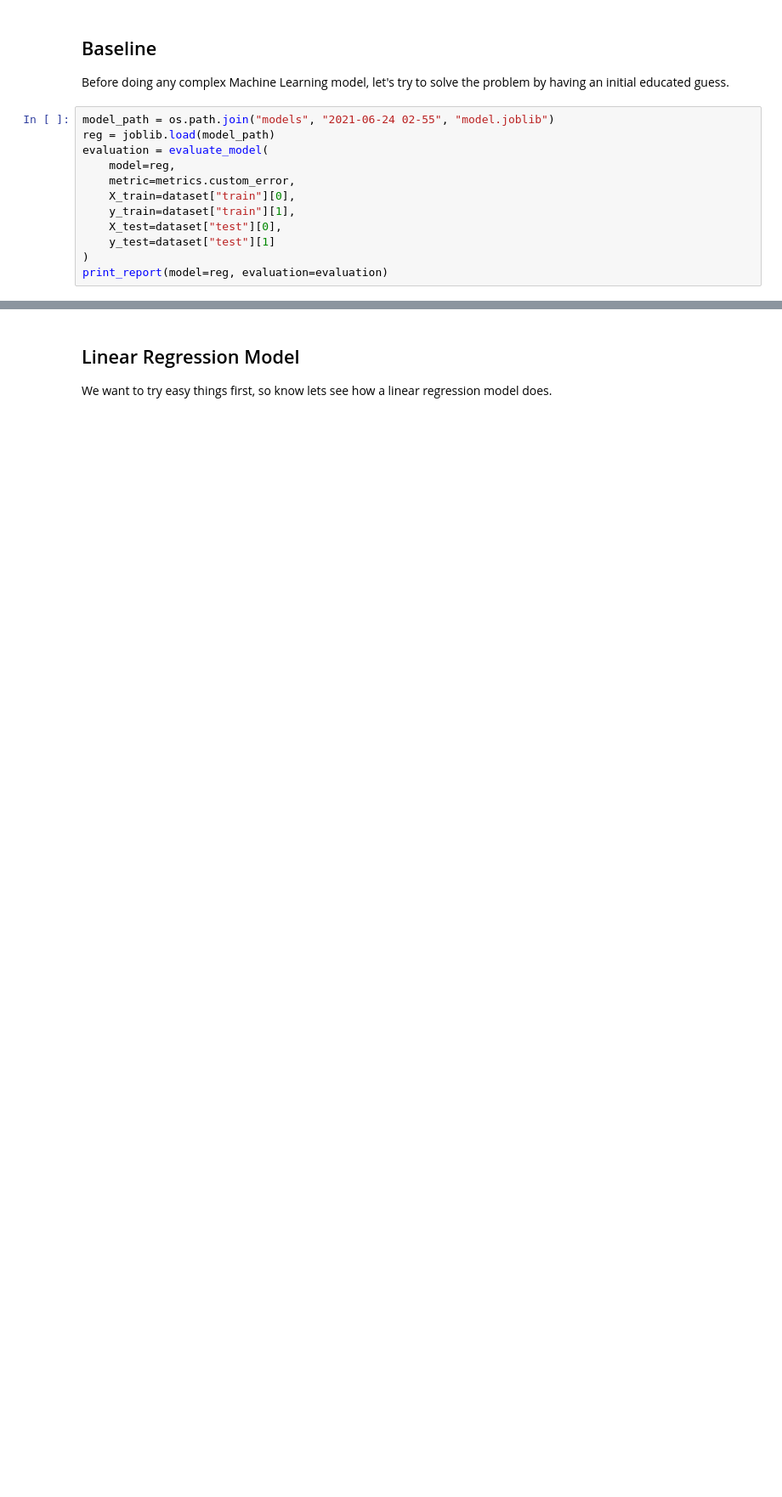
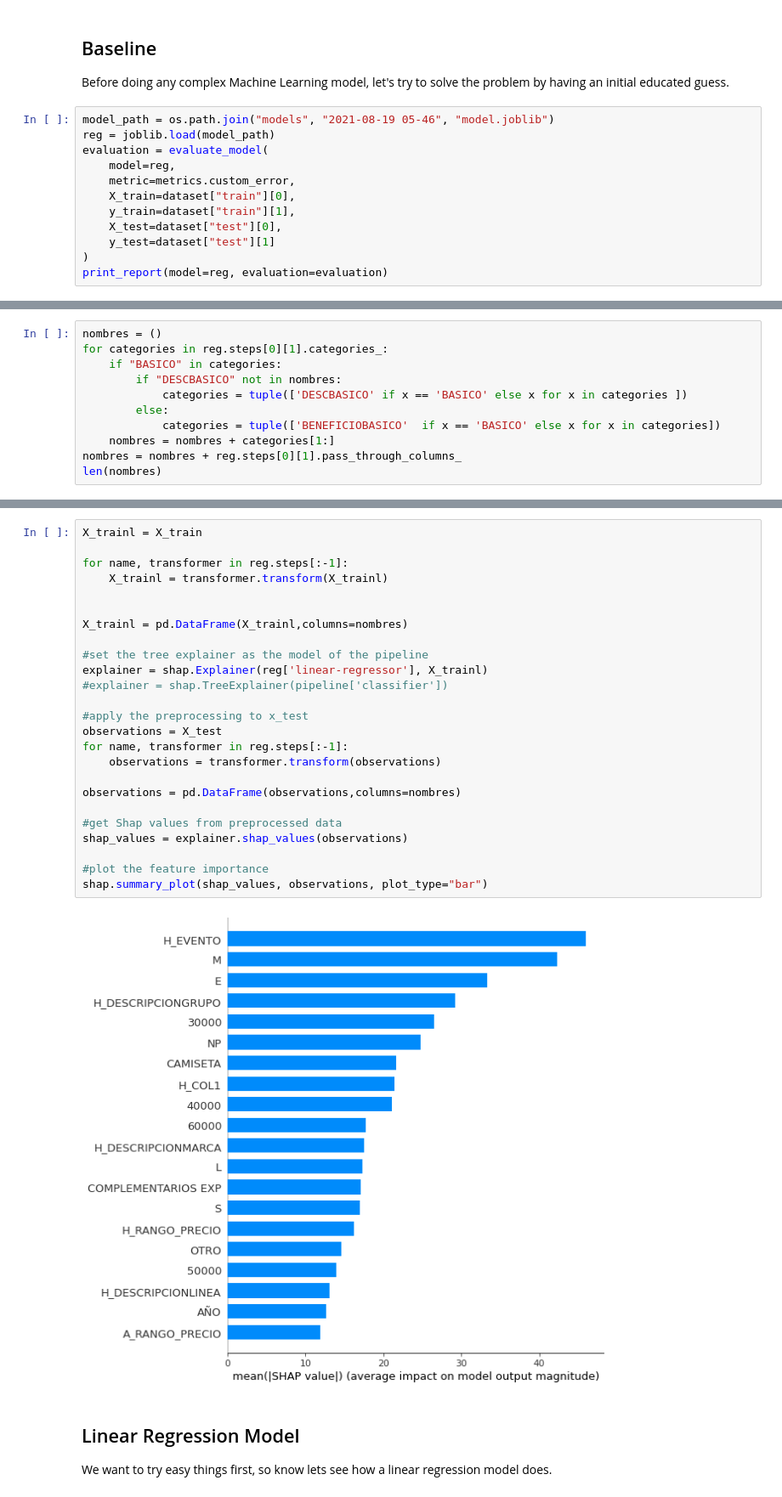
Before and after one commit to mariaf494/ml-experiments-template, a Jupyter notebook: report.ipynb, the cells around one changed output, grey strips where cells are left out. Shown: that part at 85% size. Cells and saved outputs as stored; diff of their text form; blank space fills up the shorter version.

```diff
--- a/report.ipynb
+++ b/report.ipynb
@@ -82,7 +100,7 @@ dataset = data.get_dataset(
 
 Before doing any complex Machine Learning model, let's try to solve the problem by having an initial educated guess.
 # %%
-model_path = os.path.join("models", "2021-06-24 02-55", "model.joblib")
+model_path = os.path.join("models", "2021-08-19 05-46", "model.joblib")
 reg = joblib.load(model_path)
 evaluation = evaluate_model(
     model=reg,
@@ -124,0 +122,11 @@ shap.plots.partial_dependence(
+# %%
+nombres = ()
+for categories in reg.steps[0][1].categories_:
+    if "BASICO" in categories:
+        if "DESCBASICO" not in nombres:
+            categories = tuple(['DESCBASICO' if x == 'BASICO' else x for x in categories ])
+        else:
+            categories = tuple(['BENEFICIOBASICO'  if x == 'BASICO' else x for x in categories])
+    nombres = nombres + categories[1:]
+nombres = nombres + reg.steps[0][1].pass_through_columns_
+len(nombres)
@@ -125,3 +135,30 @@ shap.plots.partial_dependence(
+# %%
+X_trainl = X_train
+
+for name, transformer in reg.steps[:-1]:
+    X_trainl = transformer.transform(X_trainl)
+
+
+X_trainl = pd.DataFrame(X_trainl,columns=nombres)
+
+#set the tree explainer as the model of the pipeline
+explainer = shap.Explainer(reg['linear-regressor'], X_trainl)
+#explainer = shap.TreeExplainer(pipeline['classifier'])
+
+#apply the preprocessing to x_test
+observations = X_test
+for name, transformer in reg.steps[:-1]:
+    observations = transformer.transform(observations)
+
+observations = pd.DataFrame(observations,columns=nombres)
+
+#get Shap values from preprocessed data
+shap_values = explainer.shap_values(observations)
+
+#plot the feature importance
+shap.summary_plot(shap_values, observations, plot_type="bar")
+# %% [output]
+[figure, added]
 # %% [markdown]
 ## Linear Regression Model
 
```
Also changed, not shown: parts of 23 cells of this notebook, 10 other files.
